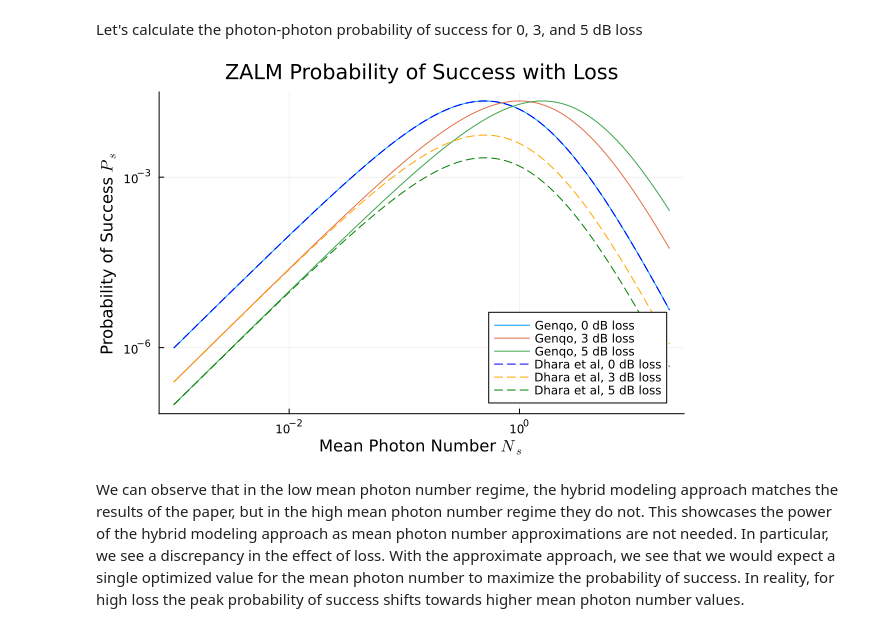
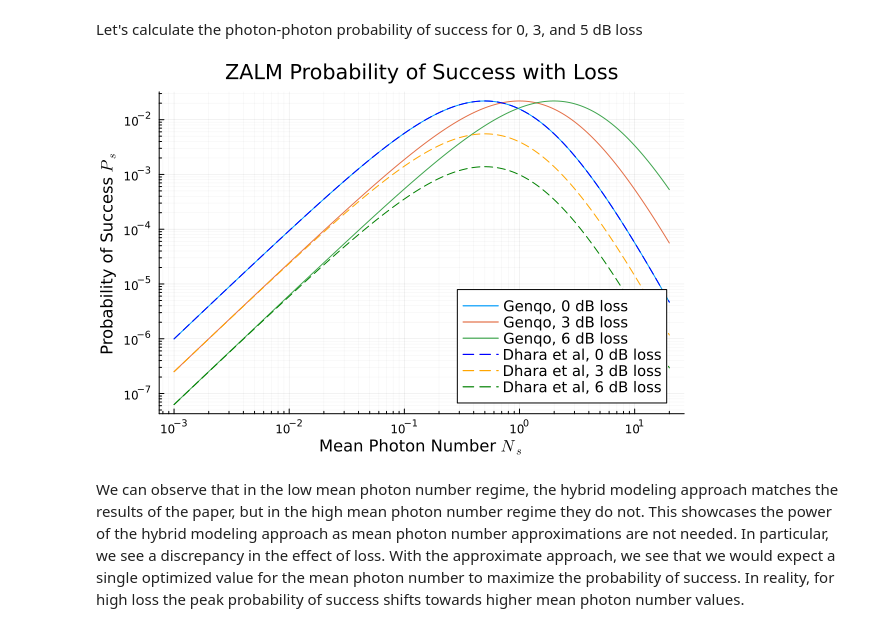
Before and after one commit to QuantumSavory/Genqo.jl, a Jupyter notebook: docs/tutorial/hybrid_model_jl.ipynb, the cells around one changed output. Saved outputs shown, nothing was run; the diff lists cells and outputs as text; code cells hidden in the pictures.

Commit message:
enlarge legend text on figure comparing genqo to perturbative ZALM model

```diff
--- a/docs/tutorial/hybrid_model_jl.ipynb
+++ b/docs/tutorial/hybrid_model_jl.ipynb
@@ -162,23 +162,23 @@ In this modeling process, we will sometimes refer to the Cascaded source as the
 Let's calculate the photon-photon probability of success for 0, 3, and 5 dB loss
 # %%
 μ = logrange(1e-3, 20, 200)
-loss_dB = [0, 3, 5]
+loss_dB = [0, 3, 6]
 ηᵇᵗ = 10 .^ (-loss_dB/10) # sweep BSM and transmission efficiencies together
 Ps = zalm.probability_success.(μ, ηᵇᵗ', 1, ηᵇᵗ', 0)
 
 # Analytical expressions, derived in the original cascaded source papers
 PsenP(μ::Real) = μ^2 / (1+μ)^6
 Ps_an = PsenP.(μ)
 
-plot(μ, Ps[:,1], title="ZALM Probability of Success with Loss", xlabel="Mean Photon Number \$N_s\$", ylabel="Probability of Success \$P_s\$", label="Genqo, 0 dB loss", color=1, xscale=:log10, yscale=:log10, legend=:bottomright)
+plot(μ, Ps[:,1], title="ZALM Probability of Success with Loss", xlabel="Mean Photon Number \$N_s\$", ylabel="Probability of Success \$P_s\$", label="Genqo, 0 dB loss", color=1, xscale=:log10, xticks=10. .^ (-3:1:1), yscale=:log10, yticks=10. .^ (-7:1:-2), minorticks=true, minorgrid=true, legend=:bottomright, legendfontsize=10)
 plot!(μ, Ps[:,2], label="Genqo, 3 dB loss", color=2)
-plot!(μ, Ps[:,3], label="Genqo, 5 dB loss", color=3)
+plot!(μ, Ps[:,3], label="Genqo, 6 dB loss", color=3)
 
 plot!(μ, ηᵇᵗ[1]^2 * Ps_an, label="Dhara et al, 0 dB loss", linestyle=:dash, color=:blue)
 plot!(μ, ηᵇᵗ[2]^2 * Ps_an, label="Dhara et al, 3 dB loss", linestyle=:dash, color=:orange)
-plot!(μ, ηᵇᵗ[3]^2 * Ps_an, label="Dhara et al, 5 dB loss", linestyle=:dash, color=:green)
+plot!(μ, ηᵇᵗ[3]^2 * Ps_an, label="Dhara et al, 6 dB loss", linestyle=:dash, color=:green)
 # %% [output]
-[figure, old version]
+[figure, new version]
 # %% [markdown]
 We can observe that in the low mean photon number regime, the hybrid modeling approach matches the results of the paper, but in the high mean photon number regime they do not. This showcases the power of the hybrid modeling approach as mean photon number approximations are not needed. In particular, we see a discrepancy in the effect of loss. With the approximate approach, we see that we would expect a single optimized value for the mean photon number to maximize the probability of success. In reality, for high loss the peak probability of success shifts towards higher mean photon number values.
 # %% [markdown]
```
Also changed, not shown: 1 other file.
